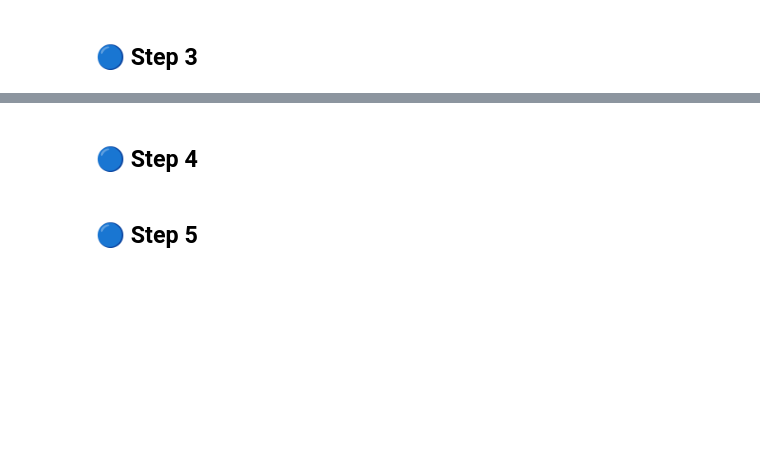
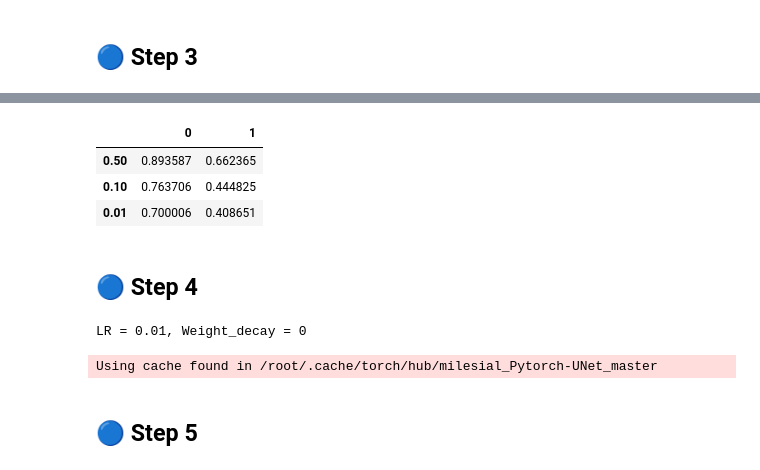
Before and after one commit to ahmadrezabaqerzade/medical-image-segmentation, a Jupyter notebook: MIS.ipynb, the cells around one changed output, grey strips where cells are left out. Saved outputs shown, nothing was run; the diff lists cells and outputs as text; code cells hidden in the pictures; blank space fills up the shorter version.

Commit message:
add step4 in training process

```diff
--- a/MIS.ipynb
+++ b/MIS.ipynb
@@ -698,7 +698,7 @@ def train_one_epoch(model, train_loader, loss_fn, optimizer, metric, epoch=None)
       optimizer.zero_grad()
 
       loss_train.update(loss.item(), n=len(masks))
-      metric.update(outputs, masks)
+      metric.update(outputs, masks.argmax(dim = 1))
 
 
       tepoch.set_postfix(loss=loss_train.avg, metric=metric.compute().item())
@@ -861,2 +860,49 @@ Loss : 2.4024817943573, Metric : 0.019416077062487602
+# %%
+pd.DataFrame(np.array(results), index = lr_list)
+# %% [output]
+|  | 0 | 1 |
+| 0.50 | 0.893587 | 0.662365 |
+| 0.10 | 0.763706 | 0.444825 |
+| 0.01 | 0.700006 | 0.408651 |
 # %% [markdown]
 ## 🔵 **Step 4**
+# %%
+
+lr_list = [0.01]
+wd_list = [0, 1e-4, 1e-5, 1e-6]
+result  = []
+indexes = []
+
+for lr in lr_list:
+  for wd in wd_list:
+
+    print(f'LR = {lr}, Weight_decay = {wd}')
+    indexes.append(f'LR = {lr}, Weight_decay = {wd}')
+
+    sub_result = []
+
+    model = torch.hub.load('milesial/Pytorch-UNet', 'unet_carvana', pretrained=True, scale=0.5).to(device)
+    model.outc.conv = nn.Conv2d(64, 4, (1, 1), stride = (1, 1)).to(device)
+
+    optimizer = optim.SGD(model.parameters(), lr = lr, momentum = 0.9)
+    loss_func = nn.CrossEntropyLoss(weight=torch.tensor([0.01, 0.33, 0.33, 0.33]).to(device))
+    metric    = tm.Dice(ignore_index = 0).to(device)
+
+    for i in range(5):
+      model, train_loss, metric_train = train_one_epoch(model, train_loader, loss_func, optimizer, metric, i)
+      valid_loss, metric_valid        = evaluate(model, valid_loader, loss_func, metric)
+
+      if i == 0:
+        sub_result.append(train_loss)
+        sub_result.append(valid_loss)
+      if i == 4:
+        sub_result.append(train_loss)
+        sub_result.append(valid_loss)
+
+    result.append(sub_result)
+    torch.save(model, f'/content/models-step4/model*{lr}*{wd}.pt')
+    print('model saved!')
+    print('---------------------------------------------')
+# %% [output]
+LR = 0.01, Weight_decay = 0
+Using cache found in /root/.cache/torch/hub/milesial_Pytorch-UNet_master
```
Also changed, not shown: parts of 4 cells of this notebook.
